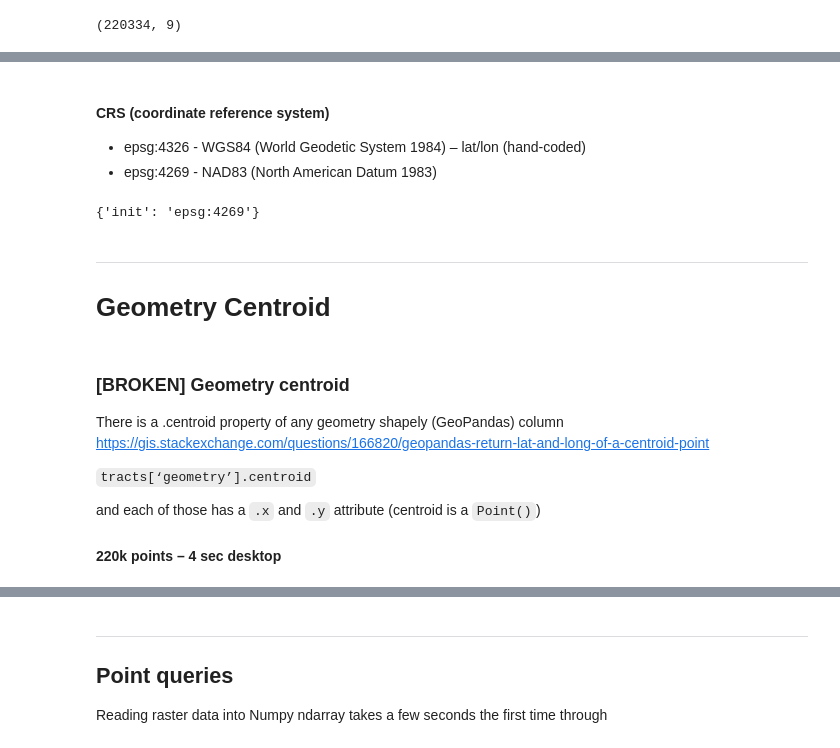
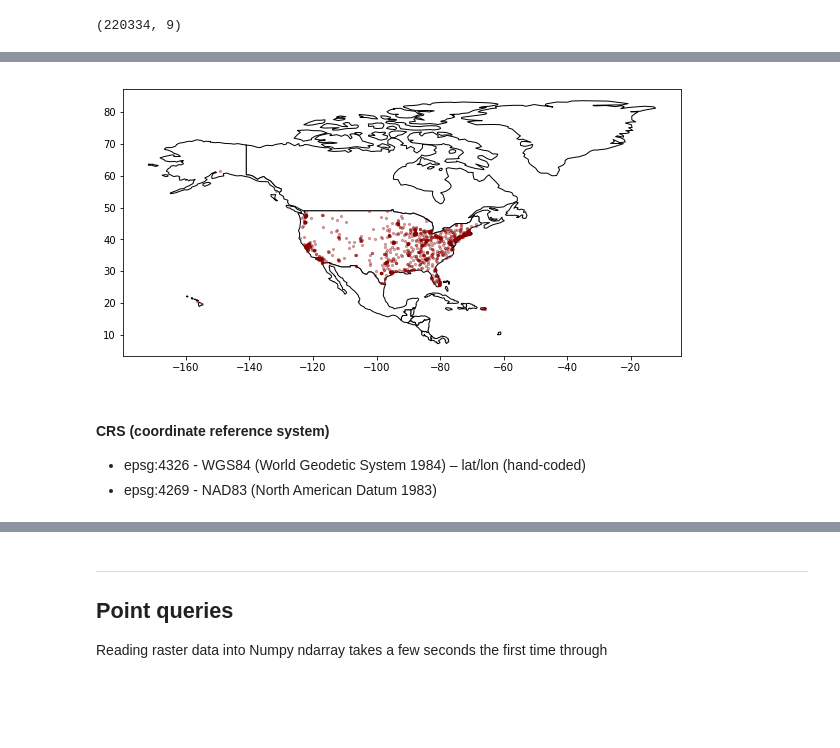
Before and after one commit to emonson/spatial_analysis, a Jupyter notebook: PointQuery_GeoPandas.ipynb, the cells around one changed output, grey strips where cells are left out. Saved outputs shown, nothing was run; the diff lists cells and outputs as text; code cells hidden in the pictures; blank space fills up the shorter version.

```diff
--- a/PointQuery_GeoPandas.ipynb
+++ b/PointQuery_GeoPandas.ipynb
@@ -72,24 +95,19 @@ df.head()
+# %%
+import matplotlib.pyplot as plt
+%matplotlib inline
+
+world = gpd.read_file(gpd.datasets.get_path('naturalearth_lowres'))
+# %%
+# We restrict background polygons to North America
+ax = world[world.continent == 'North America'].plot(
+    color='white', edgecolor='black', figsize=(10,10))
+
+# We can now plot the points in our GeoDataFrame
+df['geometry'].sample(n=1000).plot(ax=ax, markersize=5, alpha=0.33, color='darkred');
+# %% [output]
+[figure, added]
 # %% [markdown]
 #### CRS (coordinate reference system)
 
 - epsg:4326 - WGS84 (World Geodetic System 1984) – lat/lon (hand-coded)
 - epsg:4269 - NAD83 (North American Datum 1983)
-# %%
-df.crs
-# %% [output]
-{'init': 'epsg:4269'}
-# %% [markdown]
----
-
-# Geometry Centroid
-# %% [markdown]
-### [BROKEN] Geometry centroid
-
-There is a .centroid property of any geometry shapely (GeoPandas) column
-https://gis.stackexchange.com/questions/166820/geopandas-return-lat-and-long-of-a-centroid-point
-
-`tracts[‘geometry’].centroid`
-
-and each of those has a `.x` and `.y` attribute (centroid is a `Point()`)
-
-#### 220k points – 4 sec desktop
```
Also changed, not shown: parts of 12 cells of this notebook, 8 other files.
